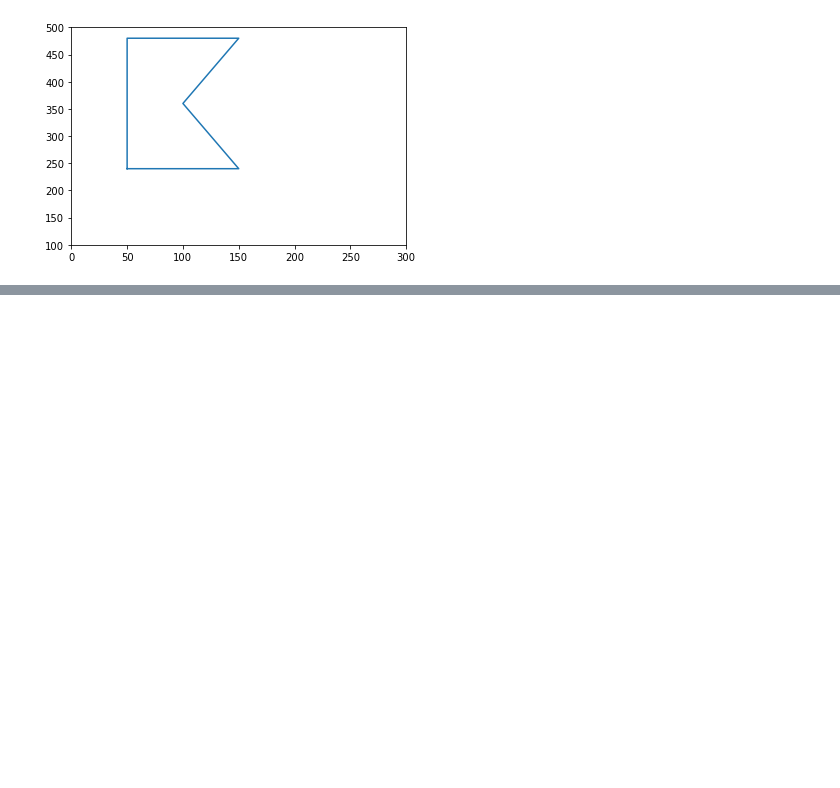
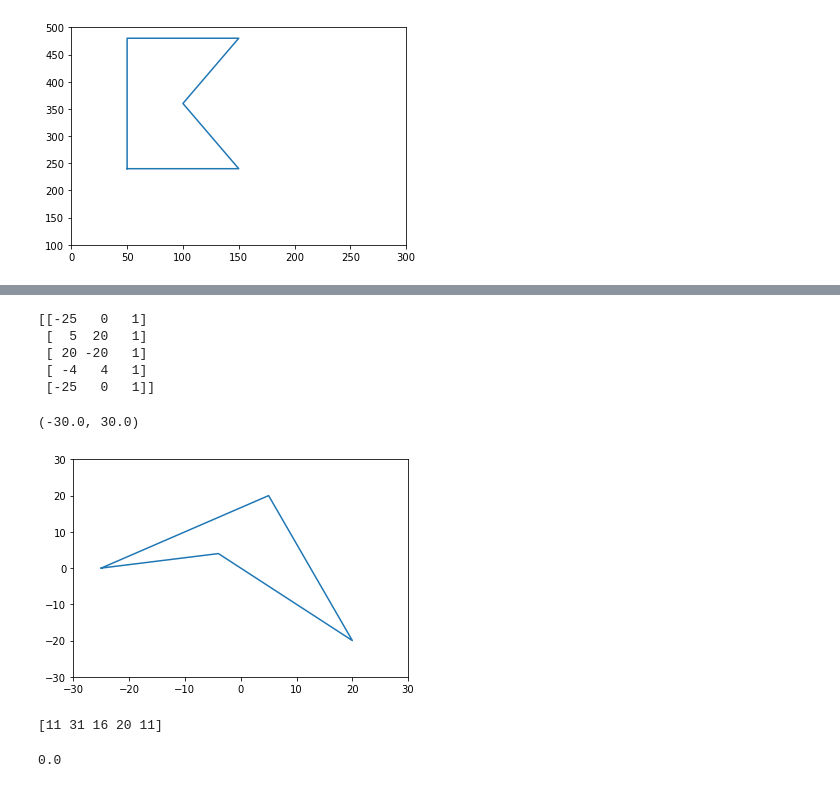
Before and after one commit to AlanForEducation/MDS-DZ, a Jupyter notebook: DZ-2-matrix/DZ-2-matrix-Copy1.ipynb, the cells around one changed output, grey strips where cells are left out. Cells and saved outputs as stored; diff of their text form; code cells hidden in the pictures; blank space fills up the shorter version.

```diff
--- a/DZ-2-matrix/DZ-2-matrix-Copy1.ipynb
+++ b/DZ-2-matrix/DZ-2-matrix-Copy1.ipynb
@@ -237,0 +276,34 @@ print(x,y)
+# %%
+B = [
+    [3,0,0],
+    [0,2,0],
+    [-25,-20,1]
+]
+
+B = np.array(B)
+C = np.dot(A,B)
+# C = A + np.array([-10,10])
+x = C[:,0]
+y = C[:,1]
+print(C)
+plt.plot(x,y)
+plt.xlim([-30, 30])
+plt.ylim([-30, 30])
+# %% [output]
+[[-25   0   1]
+ [  5  20   1]
+ [ 20 -20   1]
+ [ -4   4   1]
+ [-25   0   1]]
+(-30.0, 30.0)
+[figure, added]
+# %%
+B = np.array([1,1,1])
+C = np.dot(A,B)
+print(C)
+# %% [output]
+[11 31 16 20 11]
+# %%
+np.linalg.det(A)
+# %% [output]
+0.0
```
Also changed, not shown: parts of 4 cells of this notebook, 3 other files.
